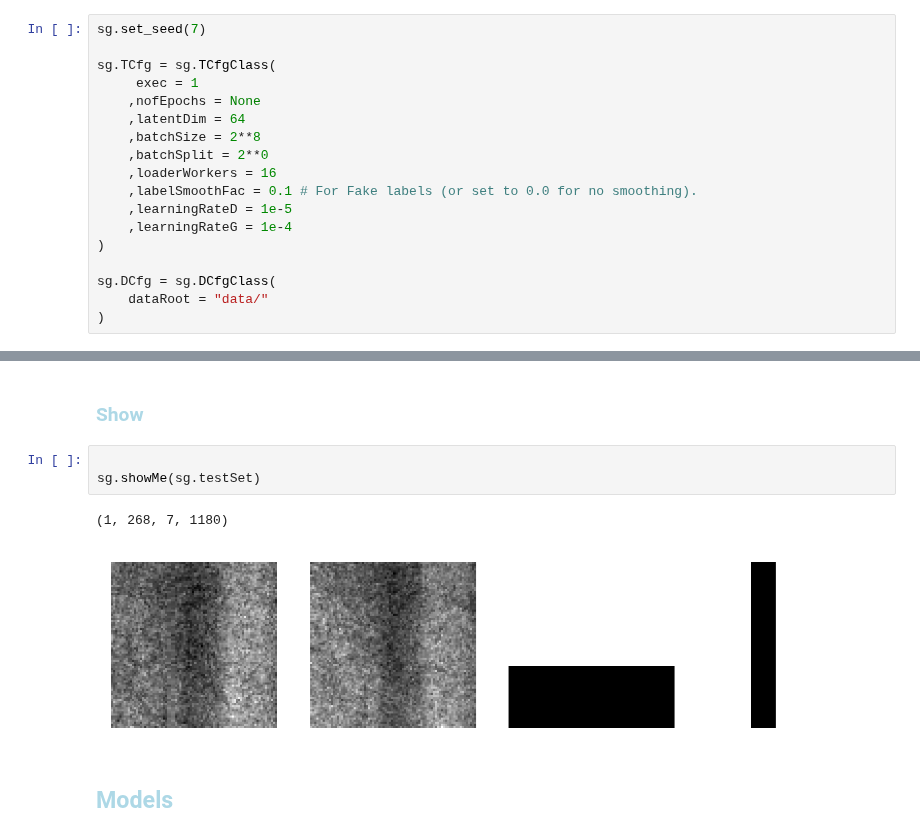
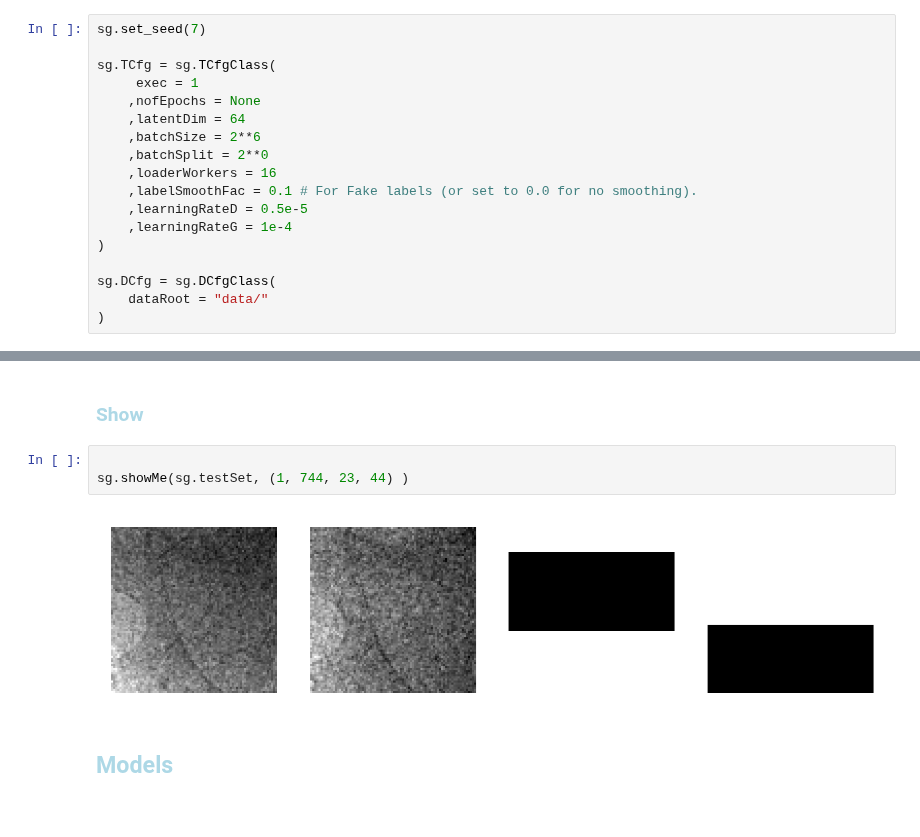
Before and after one commit to antonmx/shiftpatch, a Jupyter notebook: shiftpatch_bp1.ipynb, the cells around one changed output, grey strips where cells are left out. Drawn from its saved outputs; the diff is of its cells as text.

```diff
--- a/shiftpatch_bp1.ipynb
+++ b/shiftpatch_bp1.ipynb
@@ -31,11 +31,11 @@ sg.TCfg = sg.TCfgClass(
      exec = 1
     ,nofEpochs = None
     ,latentDim = 64
-    ,batchSize = 2**8
+    ,batchSize = 2**6
     ,batchSplit = 2**0
     ,loaderWorkers = 16
     ,labelSmoothFac = 0.1 # For Fake labels (or set to 0.0 for no smoothing).
-    ,learningRateD = 1e-5
+    ,learningRateD = 0.5e-5
     ,learningRateG = 1e-4
 )
 
@@ -57,10 +57,9 @@ sg.refImages, sg.refNoises = sg.createReferences(0)
 ### <font style="color:lightblue">Show</font>
 # %%
 
-sg.showMe(sg.testSet)
+sg.showMe(sg.testSet, (1, 744, 23, 44) )
 # %% [output]
-(1, 268, 7, 1180)
-[figure, old version]
+[figure, new version]
 # %% [markdown]
 ## <font style="color:lightblue">Models</font>
 # %%
```
Also changed, not shown: parts of 5 cells of this notebook, 3 other files.
